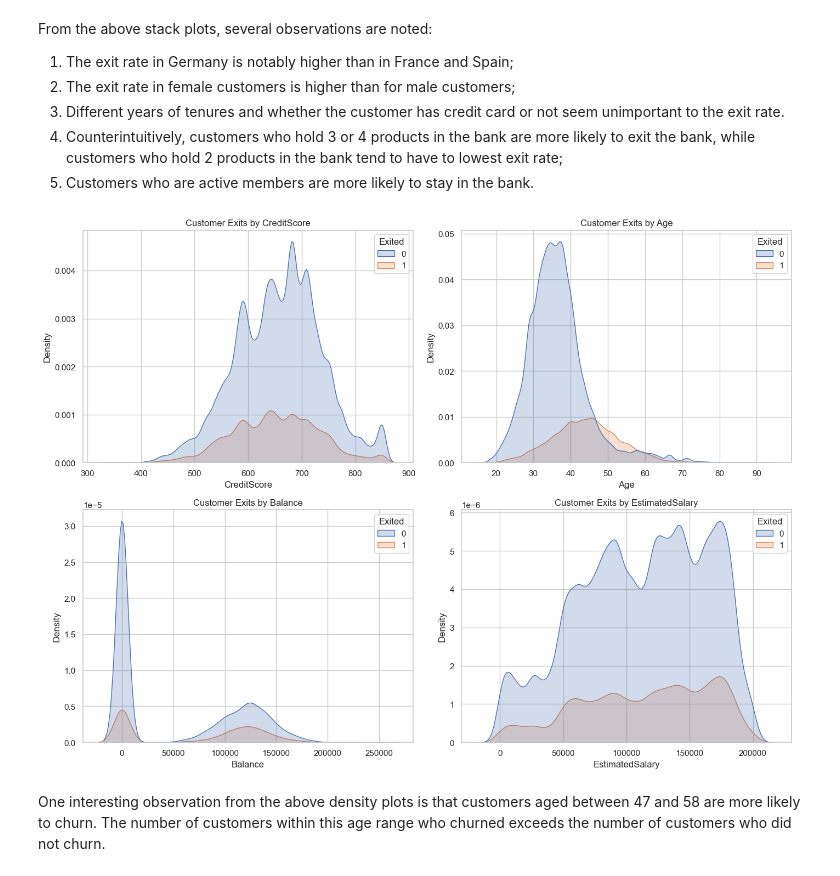
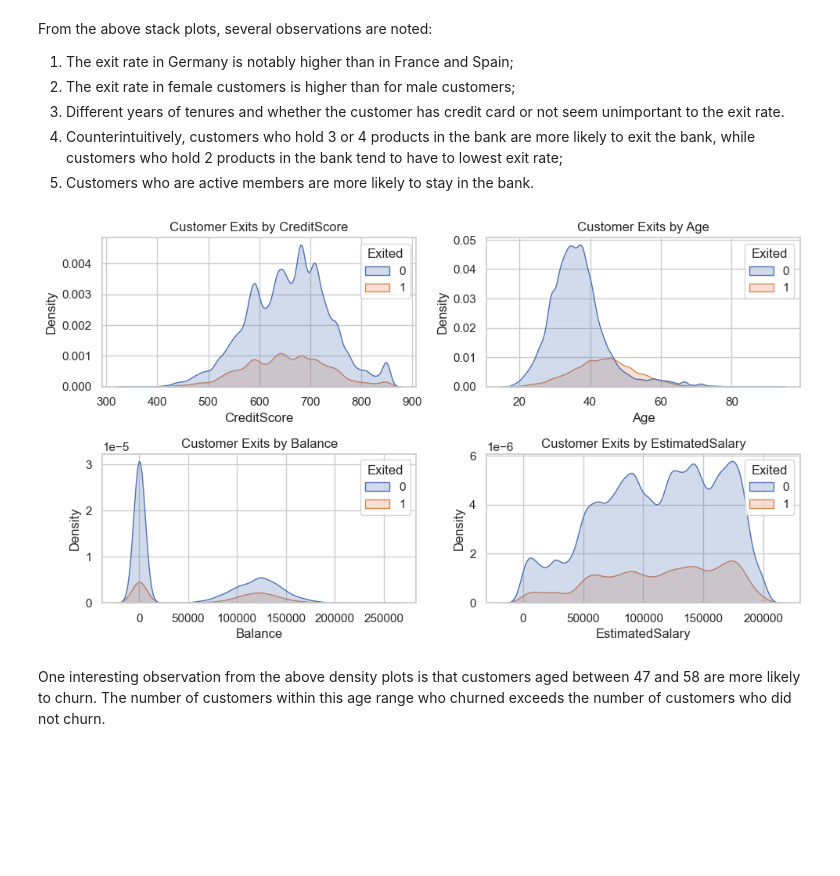
Before and after one commit to MACS-33002/macs-33002-2024s-Mendyhao, a Jupyter notebook: P4_evaluation.ipynb, the cells around one changed output. Cells and saved outputs as stored; diff of their text form; code cells hidden in the pictures; blank space fills up the shorter version.

```diff
--- a/P4_evaluation.ipynb
+++ b/P4_evaluation.ipynb
@@ -525,14 +525,14 @@ All the values in the summary statistics seems reasonable. One interesting point
 ### **1.4.2 Visualization (scatter plot, histograms, boxplot, heatmap, etc)**
 # %%
 # Set figure size
-plt.figure(figsize=(14, 18))
+plt.figure(figsize=(12, 6))
 
 # Define the categories for plotting
 categories = ['Geography', 'Gender', 'Tenure', 'NumOfProducts', 'HasCrCard', 'IsActiveMember']
 
 # Loop through each category to plot
 for i, category in enumerate(categories):
-    plt.subplot(3, 2, i+1)  # Creating a subplot for each category
+    plt.subplot(2, 3, i+1)  # Creating a subplot for each category
 
     # Calculating the proportion of each category by 'Exited' status
     data = df.groupby([category])['Exited'].value_counts(normalize=True).unstack().fillna(0) * 100
@@ -559,23 +559,23 @@ From the above stack plots, several observations are noted:
 # %%
 sns.set(style="whitegrid")
 
 variables = ['CreditScore', 'Age', 'Balance', 'EstimatedSalary']
 n_rows = 3
 n_cols = 2
 
-plt.figure(figsize=(14, 15))
+plt.figure(figsize=(10, 8))
 
 for i, variable in enumerate(variables):
     plt.subplot(n_rows, n_cols, i+1)
     sns.kdeplot(data=df, x=variable, hue="Exited", fill=True)
     plt.title(f'Customer Exits by {variable}')
     plt.xlabel(f'{variable}')
     plt.ylabel('Density')
 
 plt.tight_layout()
 plt.show()
 # %% [output]
-[figure, old version]
+[figure, new version]
 # %% [markdown]
 One interesting observation from the above density plots is that customers aged between 47 and 58 are more likely to churn. The number of customers within this age range who churned exceeds the number of customers who did not churn.
 # %% [markdown]
```
Also changed, not shown: parts of 8 cells of this notebook.
